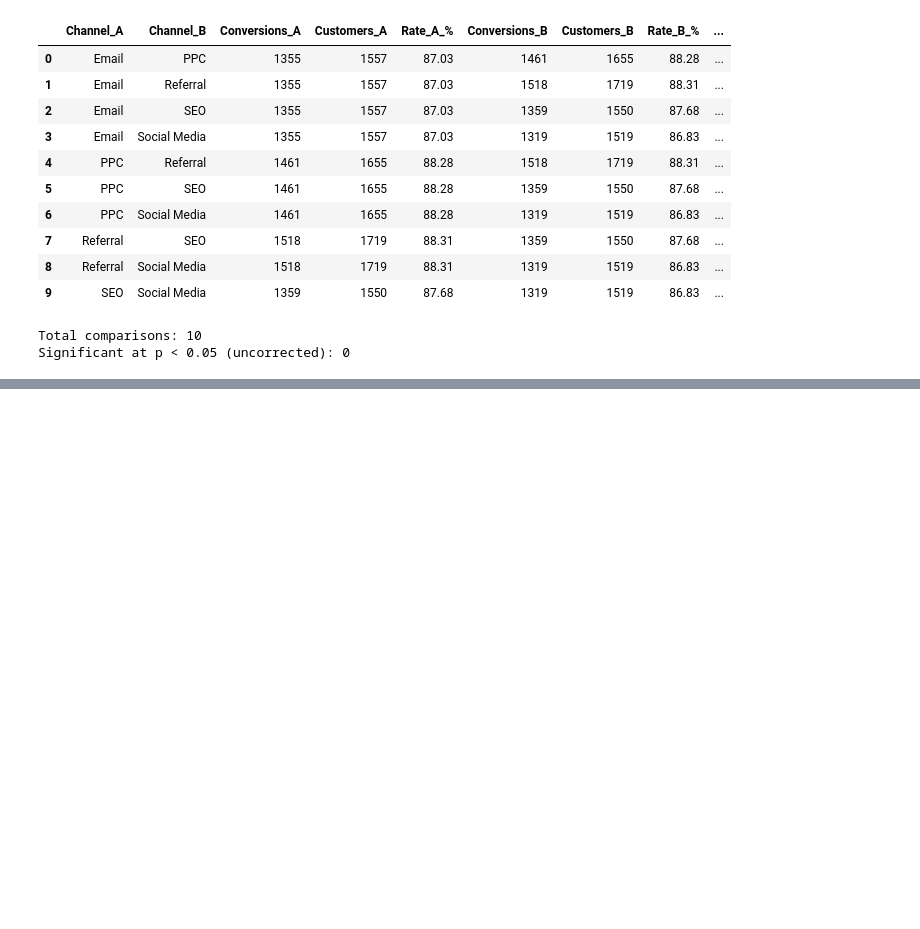
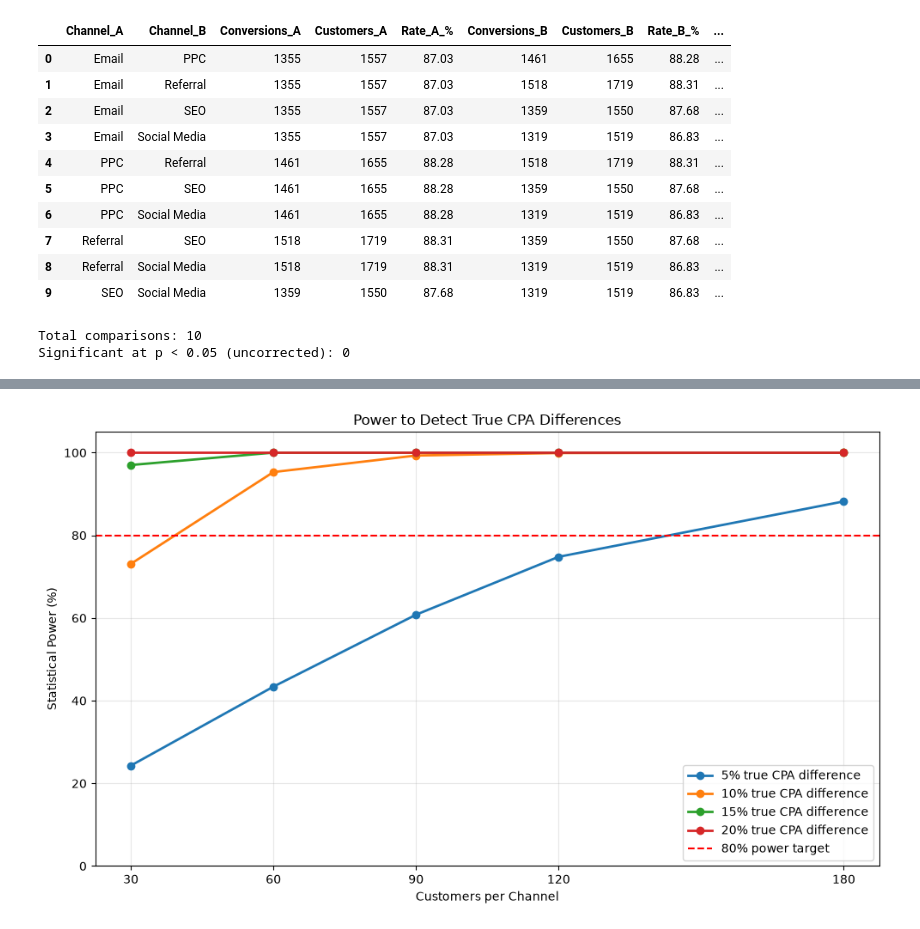
Before and after one commit to ai-consulting-bootcamp/lab-statistical-analysis, a Jupyter notebook: lab_statistical_analysis_Andreas_Papachristophorou/statistical_analysis.ipynb, the cells around one changed output, grey strips where cells are left out. Drawn from its saved outputs; the diff is of its cells as text; code cells hidden in the pictures; blank space fills up the shorter version.

```diff
--- a/lab_statistical_analysis_Andreas_Papachristophorou/statistical_analysis.ipynb
+++ b/lab_statistical_analysis_Andreas_Papachristophorou/statistical_analysis.ipynb
@@ -366,0 +634,39 @@ Significant at p < 0.05 (uncorrected): 0
+# %%
+fig, ax = plt.subplots(figsize=(10, 6))
+
+# Draw one power curve for each effect size
+for effect_size in effect_sizes:
+    subset = power_df[
+        power_df["Effect_Size_%"] == effect_size * 100
+    ]
+
+    ax.plot(
+        subset["Customers_Per_Channel"],
+        subset["Power"] * 100,
+        marker="o",
+        linewidth=2,
+        label=f"{effect_size * 100:.0f}% true CPA difference"
+    )
+
+# Add the usual minimum target for adequate power
+ax.axhline(
+    y=80,
+    color="red",
+    linestyle="--",
+    linewidth=1.5,
+    label="80% power target"
+)
+
+ax.set_xlabel("Customers per Channel")
+ax.set_ylabel("Statistical Power (%)")
+ax.set_title("Power to Detect True CPA Differences")
+ax.set_xticks(sample_sizes)
+ax.set_ylim(0, 105)
+ax.grid(alpha=0.3)
+ax.legend()
+
+plt.tight_layout()
+plt.savefig("power_analysis_cpa.png", dpi=300, bbox_inches="tight")
+plt.show()
+# %% [output]
+[figure, added]
```
Also changed, not shown: parts of 11 cells of this notebook, 10 other files.
